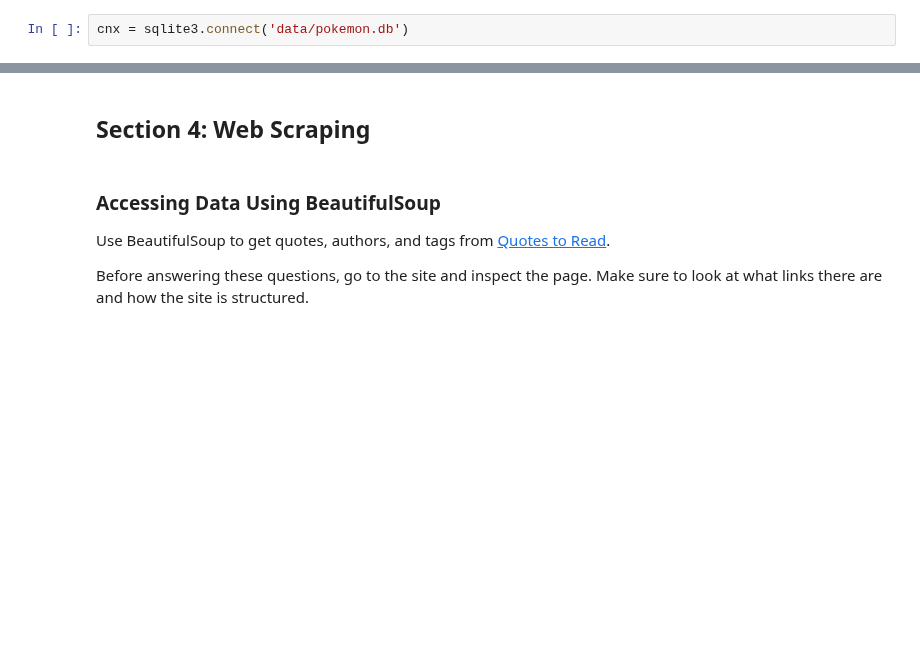
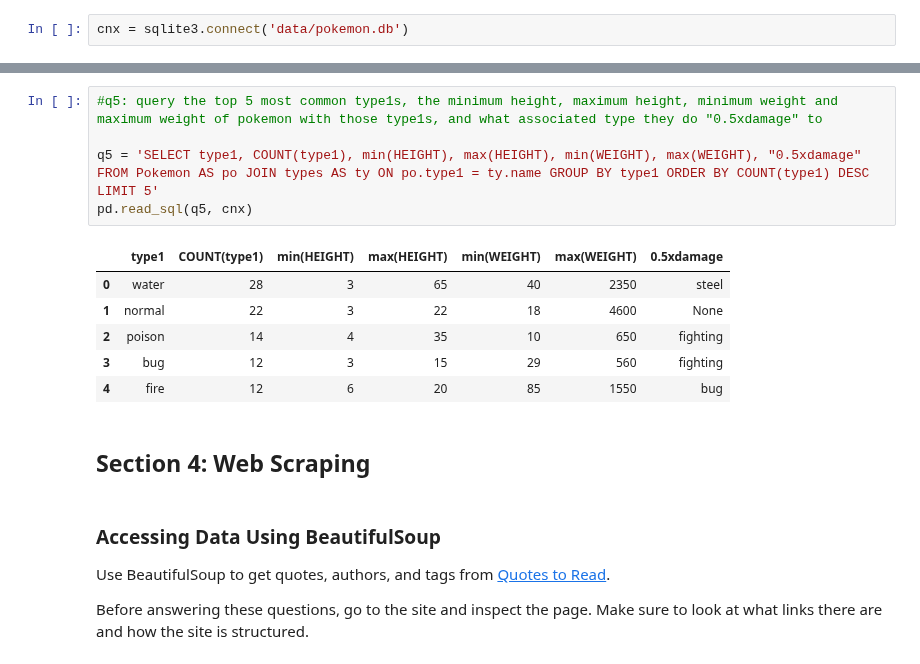
Before and after one commit to learn-co-students/module-2-assessment-round-1-nyc-ds-071519-module-2-assessment-round-1-1565011659, a Jupyter notebook: index.ipynb, the cells around one changed output, grey strips where cells are left out. Saved outputs shown, nothing was run; the diff lists cells and outputs as text; blank space fills up the shorter version.

```diff
--- a/index.ipynb
+++ b/index.ipynb
@@ -223,3 +454,15 @@ pd.read_sql(q5, cnx)
+# %%
+#q5: query the top 5 most common type1s, the minimum height, maximum height, minimum weight and maximum weight of pokemon with those type1s, and what associated type they do "0.5xdamage" to
+
+q5 = 'SELECT type1, COUNT(type1), min(HEIGHT), max(HEIGHT), min(WEIGHT), max(WEIGHT), "0.5xdamage" FROM Pokemon AS po JOIN types AS ty ON po.type1 = ty.name GROUP BY type1 ORDER BY COUNT(type1) DESC LIMIT 5'
+pd.read_sql(q5, cnx)
+# %% [output]
+|  | type1 | COUNT(type1) | min(HEIGHT) | max(HEIGHT) | min(WEIGHT) | max(WEIGHT) | 0.5xdamage |
+| 0 | water | 28 | 3 | 65 | 40 | 2350 | steel |
+| 1 | normal | 22 | 3 | 22 | 18 | 4600 | None |
+| 2 | poison | 14 | 4 | 35 | 10 | 650 | fighting |
+| 3 | bug | 12 | 3 | 15 | 29 | 560 | fighting |
+| 4 | fire | 12 | 6 | 20 | 85 | 1550 | bug |
 # %% [markdown]
 ## Section 4: Web Scraping
 # %% [markdown]
```
Also changed, not shown: parts of 31 cells of this notebook.
